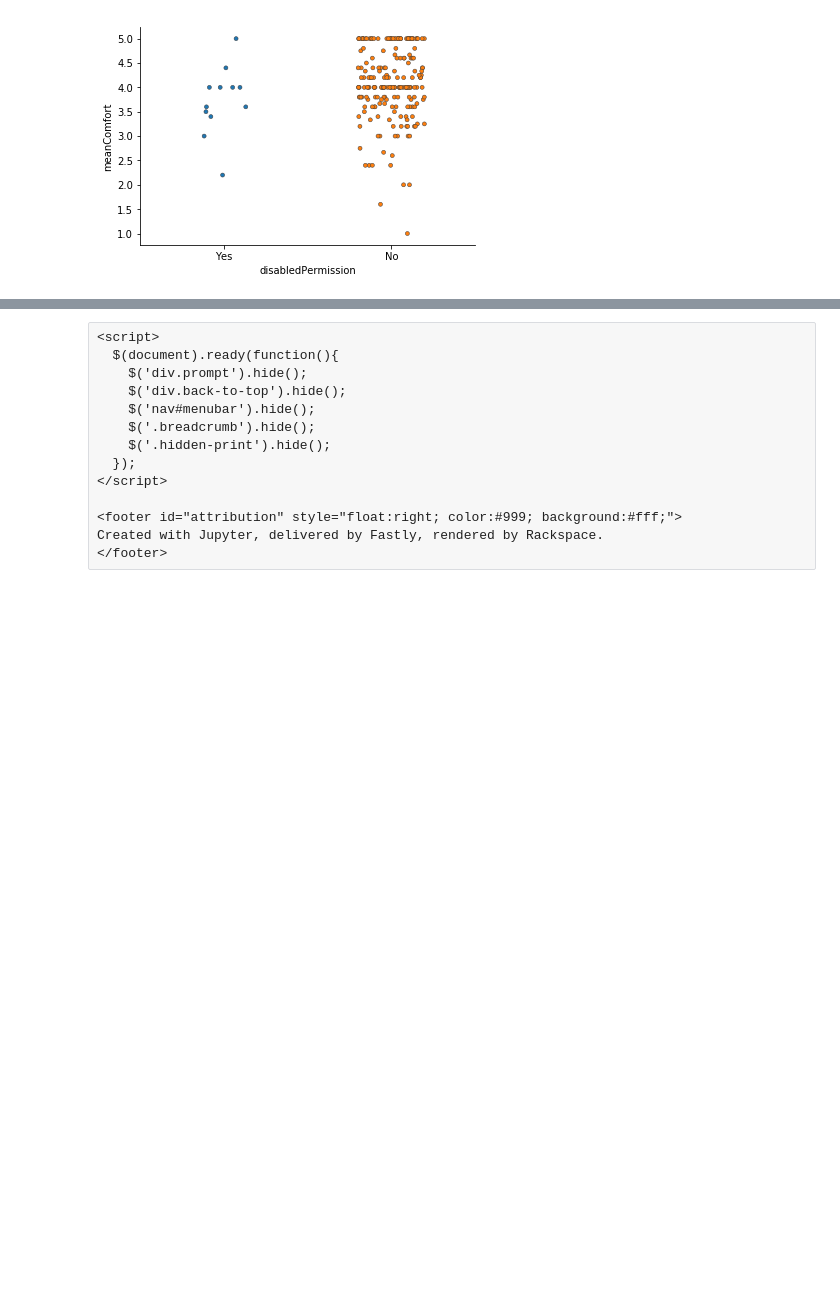
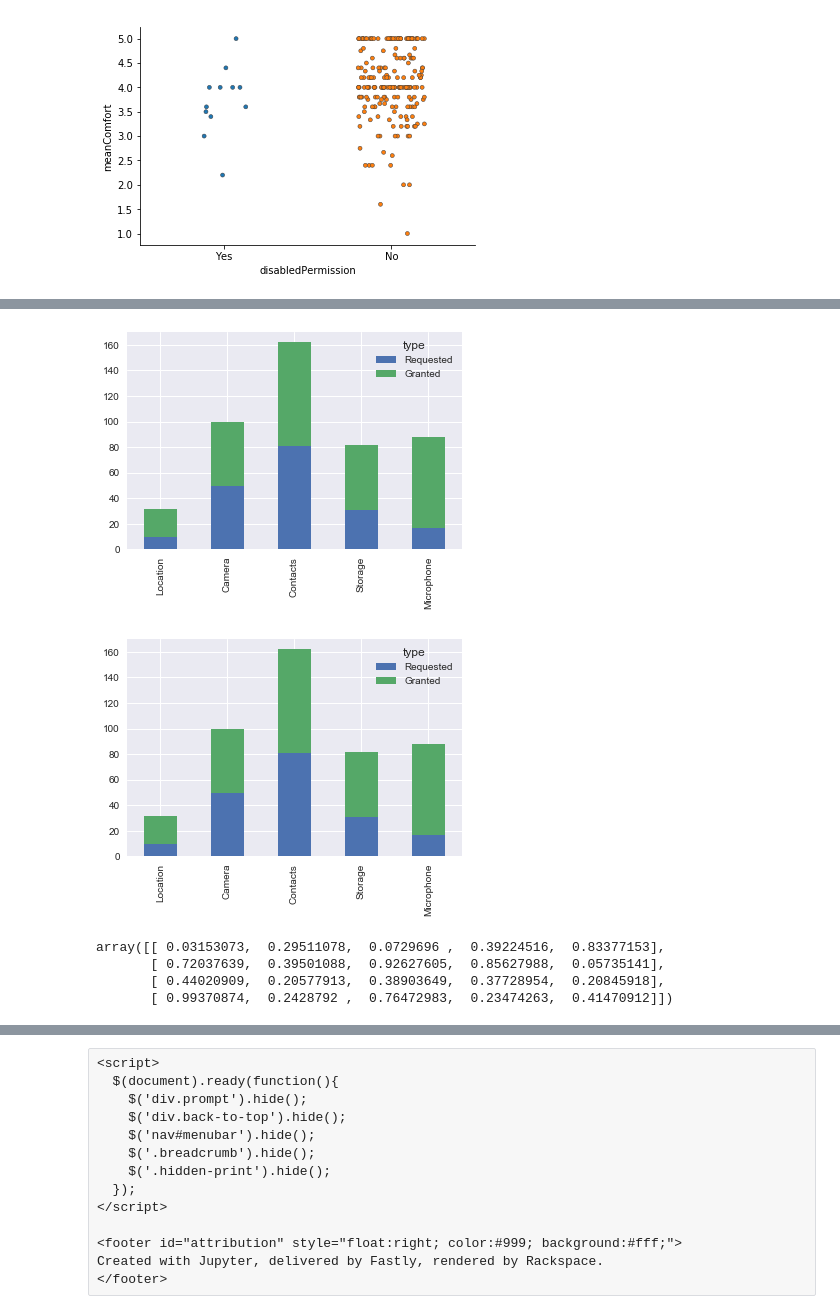
Before and after one commit to Qatrunnada/THIRD-crowdperm-analysis, a Jupyter notebook: THIRD-crowdperm-survey-analysis.ipynb, the cells around one changed output, grey strips where cells are left out. Saved outputs shown, nothing was run; the diff lists cells and outputs as text; code cells hidden in the pictures; blank space fills up the shorter version.

Commit message:
bar plots

```diff
--- a/THIRD-crowdperm-survey-analysis.ipynb
+++ b/THIRD-crowdperm-survey-analysis.ipynb
@@ -915,0 +1065,20 @@ yes
+# %%
+df = pd.DataFrame(columns=["type","Location", "Camera","Contacts",
+                           "Storage","Microphone"],
+                  data=[["Requested",10,50,81,31,17],
+                        ["Granted",22,50,81,51,71]])
+import seaborn as sns
+sns.set()
+df.set_index('type').T.plot(kind='bar', stacked=True)
+df.set_index('type').T.plot(kind='bar', stacked=True)
+plt.show()
+# %% [output]
+[figure, added]
+[figure, added]
+# %%
+np.random.rand(4, 5)
+# %% [output]
+array([[ 0.03153073,  0.29511078,  0.0729696 ,  0.39224516,  0.83377153],
+       [ 0.72037639,  0.39501088,  0.92627605,  0.85627988,  0.05735141],
+       [ 0.44020909,  0.20577913,  0.38903649,  0.37728954,  0.20845918],
+       [ 0.99370874,  0.2428792 ,  0.76472983,  0.23474263,  0.41470912]])
```
Also changed, not shown: parts of 7 cells of this notebook, 6 other files.
